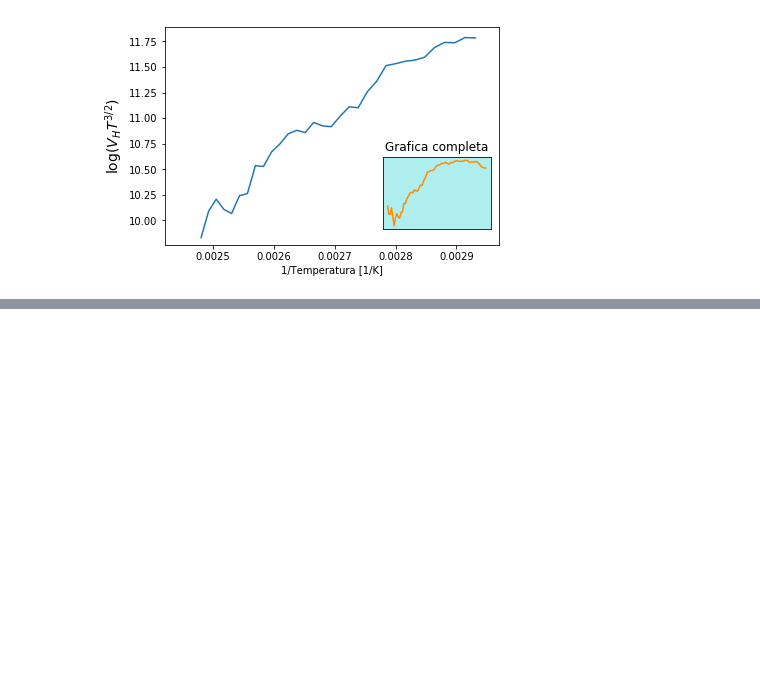
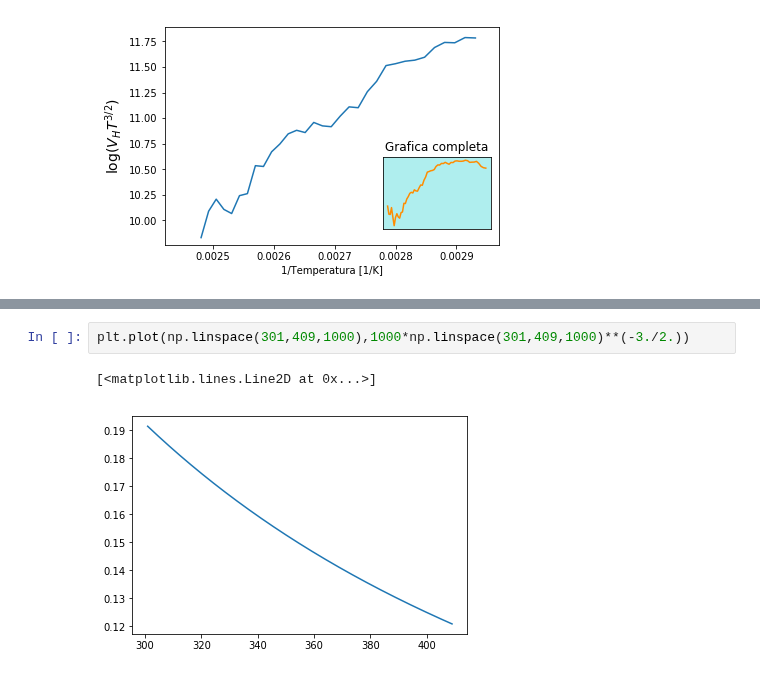
Before and after one commit to jamontanac/Laboratorio-Avanzado, a Jupyter notebook: Hall_Effect/Analisis.ipynb, the cells around one changed output, grey strips where cells are left out. Drawn from its saved outputs; the diff is of its cells as text; blank space fills up the shorter version.

```diff
--- a/Hall_Effect/Analisis.ipynb
+++ b/Hall_Effect/Analisis.ipynb
@@ -552,0 +578,5 @@ plt.show()
+# %%
+plt.plot(np.linspace(301,409,1000),1000*np.linspace(301,409,1000)**(-3./2.))
+# %% [output]
+[<matplotlib.lines.Line2D at 0x...>]
+[figure, added]
```
Also changed, not shown: parts of 9 cells of this notebook, 2 other files.
